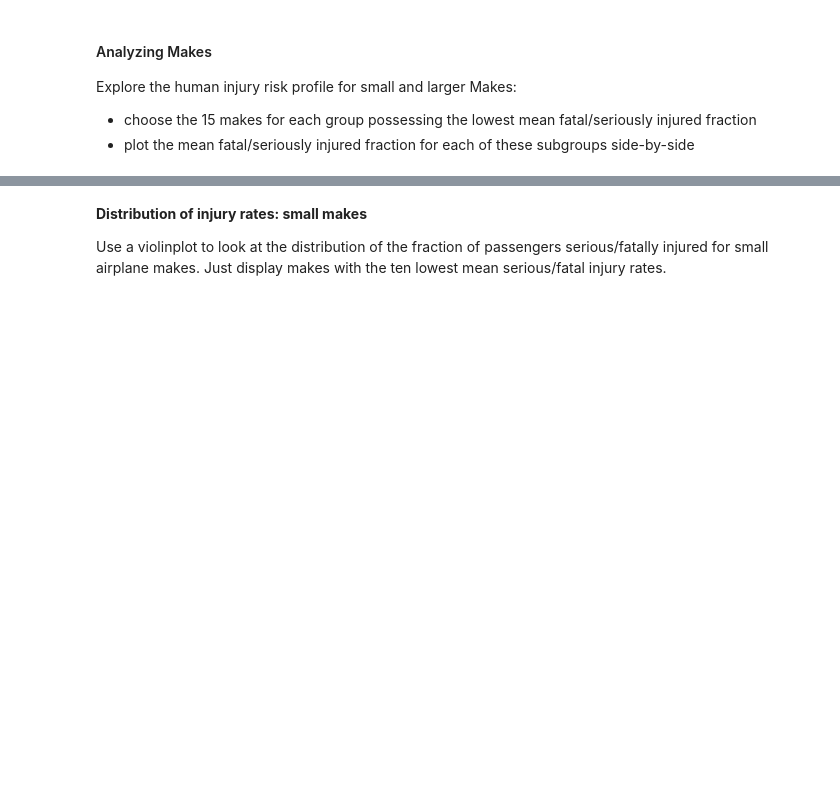
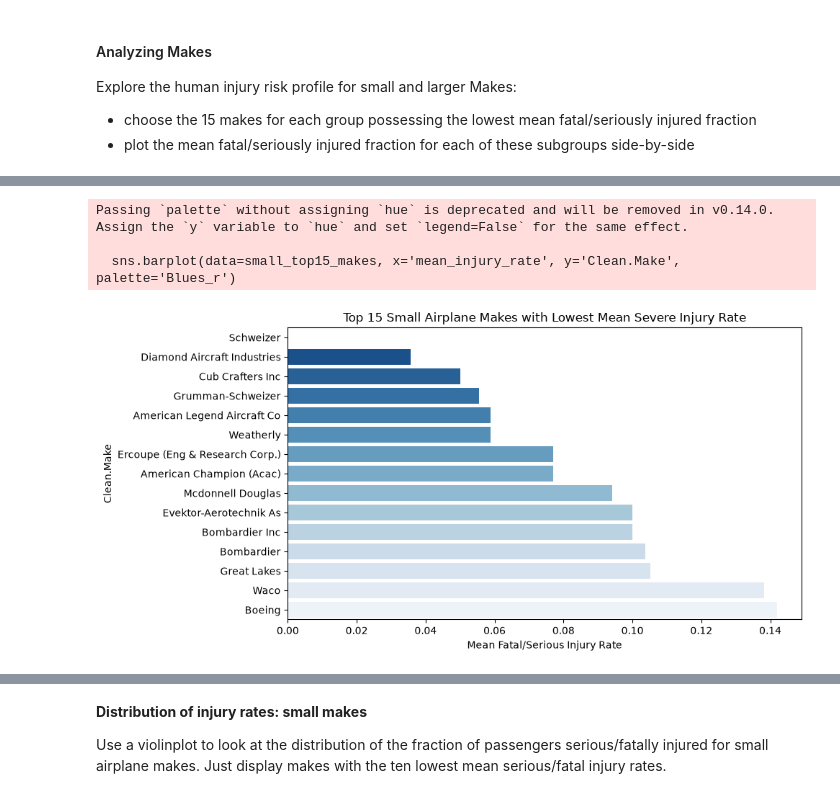
Before and after one commit to EdWachira/Moringa_Module2_Summative_Lab1, a Jupyter notebook: Aviation_Accidents_Data_Analysis.ipynb, the cells around one changed output, grey strips where cells are left out. Saved outputs shown, nothing was run; the diff lists cells and outputs as text; code cells hidden in the pictures; blank space fills up the shorter version.

Commit message:
Part2 Visualizations

```diff
--- a/Aviation_Accidents_Data_Analysis.ipynb
+++ b/Aviation_Accidents_Data_Analysis.ipynb
@@ -26,6 +26,9 @@ aviation_df = pd.read_csv("data/Cleaned_Aviation_Data.csv")
 
 print("Loaded dataset shape:", aviation_df.shape)
 print("Columns in Cleaned Data:", aviation_df.columns)
+
+
+df_clean = aviation_df.dropna(subset=['Clean.Make', 'Total.Occupants', 'Severe.Injury.Rate']).copy()
 # %% [output]
 Loaded dataset shape: (21397, 25)
 Columns in Cleaned Data: Index(['Event.Id', 'Investigation.Type', 'Accident.Number', 'Event.Date',
@@ -39,3 +42,12 @@ Columns in Cleaned Data: Index(['Event.Id', 'Investigation.Type', 'Accident.Numb
 # %% [markdown]
 ## Explore safety metrics across models/makes
 - Remember that the client is interested in separate recommendations for smaller airplanes and larger airplanes. Choose a passenger threshold of 20 and separate the plane types.
+# %%
+# Separate into small and large airplanes based on passenger threshold of 20
+# Small airplanes: Total.Occupants < 20
+# Large airplanes: Total.Occupants >= 20
+small_planes = df_clean[df_clean['Total.Occupants'] < 20].copy()
+large_planes = df_clean[df_clean['Total.Occupants'] >= 20].copy()
+
+print(f"Small planes count: {len(small_planes)}")
+print(f"Large planes count: {len(large_planes)}")
@@ -47,0 +114,13 @@ Explore the human injury risk profile for small and larger Makes:
+# %%
+# Let's filter makes with a minimum sample size (e.g., count >= 10 for small, count >= 2 for large) to avoid single-accident zero-injury distortion
+small_make_stats_filtered = small_make_stats[small_make_stats['count'] >= 10]
+small_top15_makes = small_make_stats_filtered.sort_values(by='mean_injury_rate').head(15)
+
+large_make_stats_filtered = large_make_stats[large_make_stats['count'] >= 2]
+large_top15_makes = large_make_stats_filtered.sort_values(by='mean_injury_rate').head(15)
+
+print("Filtered Small Top 15 Makes:")
+print(small_top15_makes)
+
+print("\nFiltered Large Top 15 Makes:")
+print(large_top15_makes)
@@ -47,0 +165,16 @@ Explore the human injury risk profile for small and larger Makes:
+# %%
+import matplotlib.pyplot as plt
+import seaborn as sns
+
+plt.figure(figsize=(10, 5))
+sns.barplot(data=small_top15_makes, x='mean_injury_rate', y='Clean.Make', palette='Blues_r')
+plt.title('Top 15 Small Airplane Makes with Lowest Mean Severe Injury Rate')
+plt.xlabel('Mean Fatal/Serious Injury Rate')
+plt.tight_layout()
+plt.savefig('small_makes_injury.png')
+plt.show()
+# %% [output]
+Passing `palette` without assigning `hue` is deprecated and will be removed in v0.14.0. Assign the `y` variable to `hue` and set `legend=False` for the same effect.
+
+  sns.barplot(data=small_top15_makes, x='mean_injury_rate', y='Clean.Make', palette='Blues_r')
+[figure, added]
```
Also changed, not shown: parts of 8 cells of this notebook, 5 other files.
